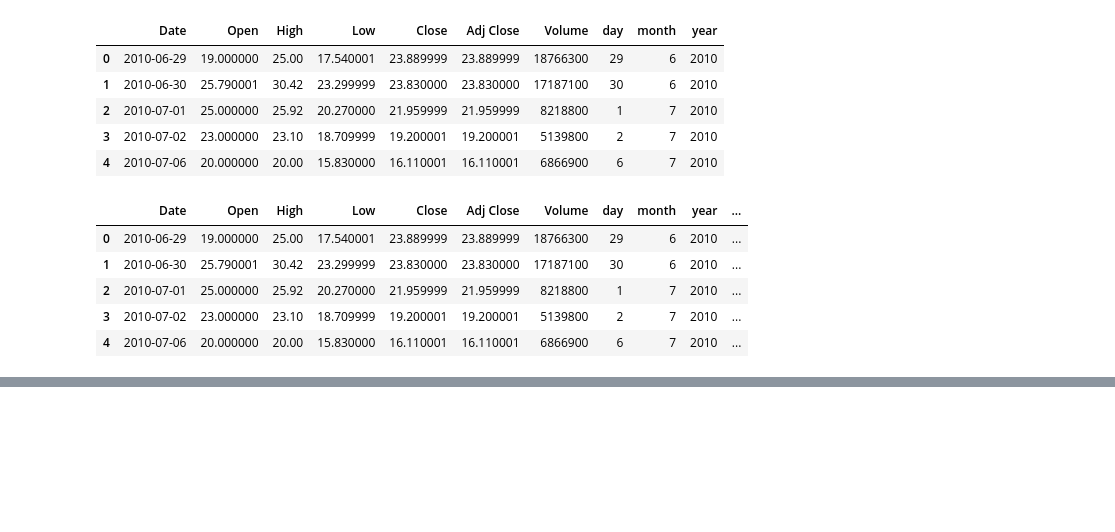
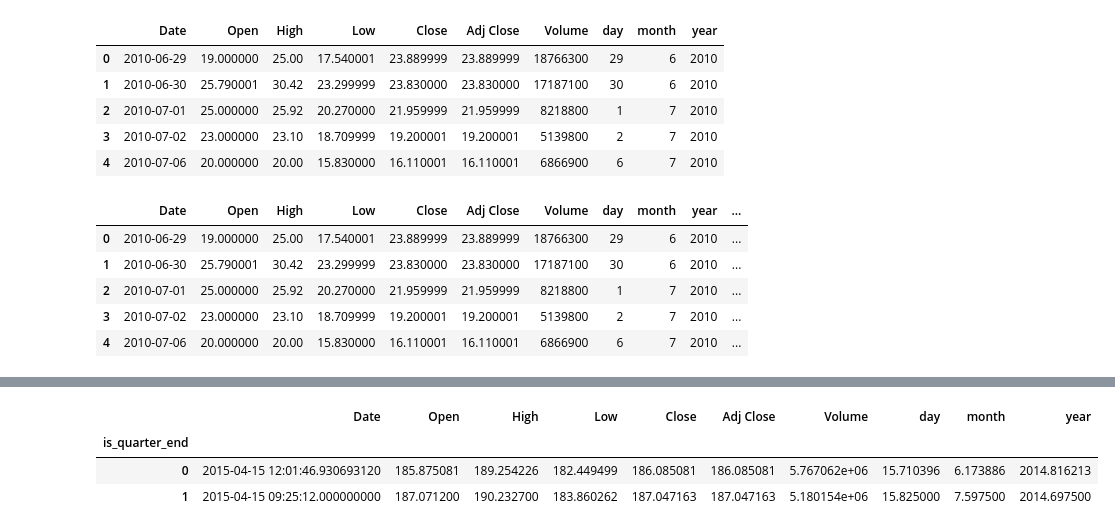
Before and after one commit to saru254/Stock-Price-Prediction, a Jupyter notebook: stock-price-prediction.ipynb, the cells around one changed output, grey strips where cells are left out. Saved outputs shown, nothing was run; the diff lists cells and outputs as text; code cells hidden in the pictures; blank space fills up the shorter version.

```diff
--- a/stock-price-prediction.ipynb
+++ b/stock-price-prediction.ipynb
@@ -144,0 +155,7 @@ df.head()
+# %%
+df.groupby('is_quarter_end').mean()
+# %% [output]
+|  | Date | Open | High | Low | Close | Adj Close | Volume | day | month | year |
+| is_quarter_end |  |  |  |  |  |  |  |  |  |  |
+| 0 | 2015-04-15 12:01:46.930693120 | 185.875081 | 189.254226 | 182.449499 | 186.085081 | 186.085081 | 5.767062e+06 | 15.710396 | 6.173886 | 2014.816213 |
+| 1 | 2015-04-15 09:25:12.000000000 | 187.071200 | 190.232700 | 183.860262 | 187.047163 | 187.047163 | 5.180154e+06 | 15.825000 | 7.597500 | 2014.697500 |
```
Also changed, not shown: parts of 4 cells of this notebook.
